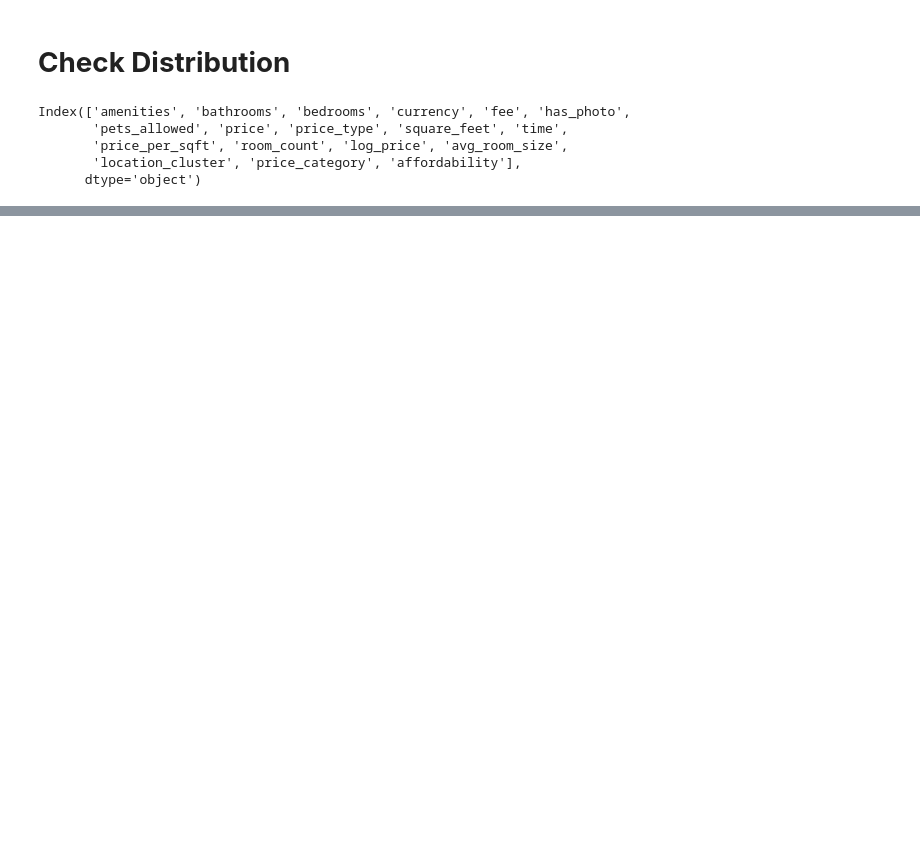
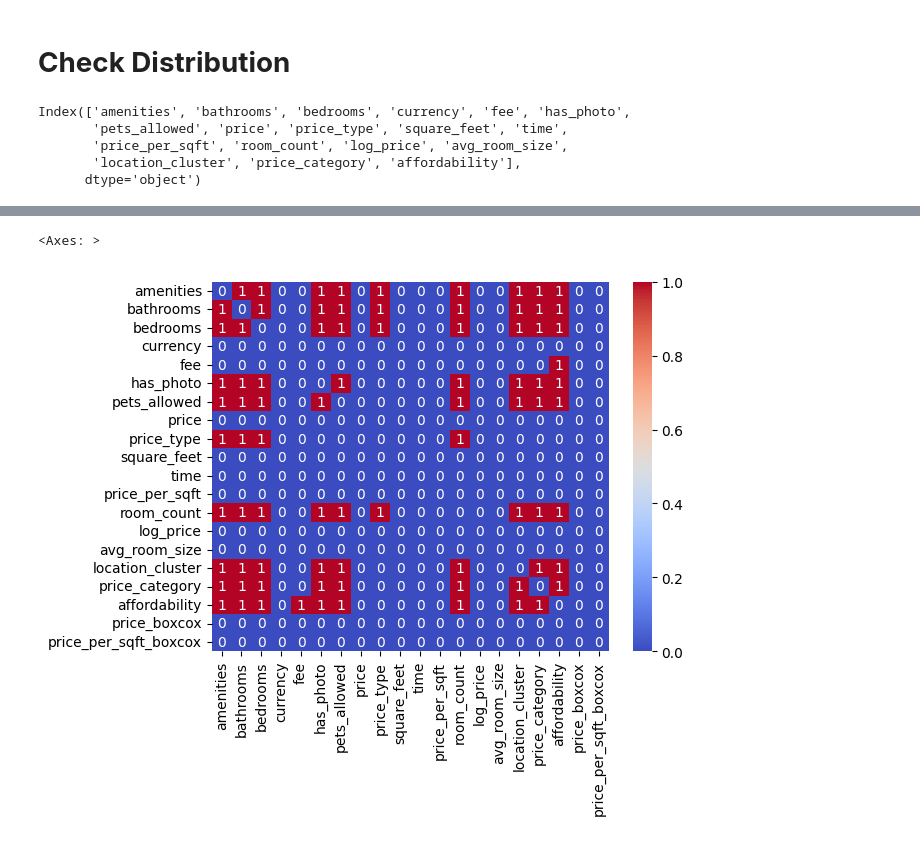
Before and after one commit to ArunK-ML/ML-DL-Classification-Regression-Model-Apartment-Rental---Dataset, a Jupyter notebook: Apartment_Rental.ipynb, the cells around one changed output, grey strips where cells are left out. Drawn from its saved outputs; the diff is of its cells as text; code cells hidden in the pictures; blank space fills up the shorter version.

```diff
--- a/Apartment_Rental.ipynb
+++ b/Apartment_Rental.ipynb
@@ -477,0 +636,12 @@ Name: count, dtype: int64
+# %%
+df_selected["amenities"] = df_selected["amenities"].astype('category')
+df_selected["bathrooms"] = df_selected["bathrooms"].astype('category')
+df_selected["bedrooms"] = df_selected["bedrooms"].astype('category')
+df_selected["currency"] = df_selected["currency"].astype('category')
+df_selected["has_photo"] = df_selected["has_photo"].astype('category')
+df_selected["pets_allowed"] = df_selected["pets_allowed"].astype('category')
+df_selected["price_type"] = df_selected["price_type"].astype('category')
+df_selected["room_count"] = df_selected["room_count"].astype('category')
+df_selected["location_cluster"] = df_selected["location_cluster"].astype('category')
+df_selected["price_category"] = df_selected["price_category"].astype('category')
+df_selected["affordability"] = df_selected["affordability"].astype('category')
@@ -477,0 +757,6 @@ Name: count, dtype: int64
+# %%
+import seaborn as sns
+sns.heatmap(final_df,annot=True,cmap="coolwarm")
+# %% [output]
+<Axes: >
+[figure, added]
```
Also changed, not shown: parts of 22 cells of this notebook.
